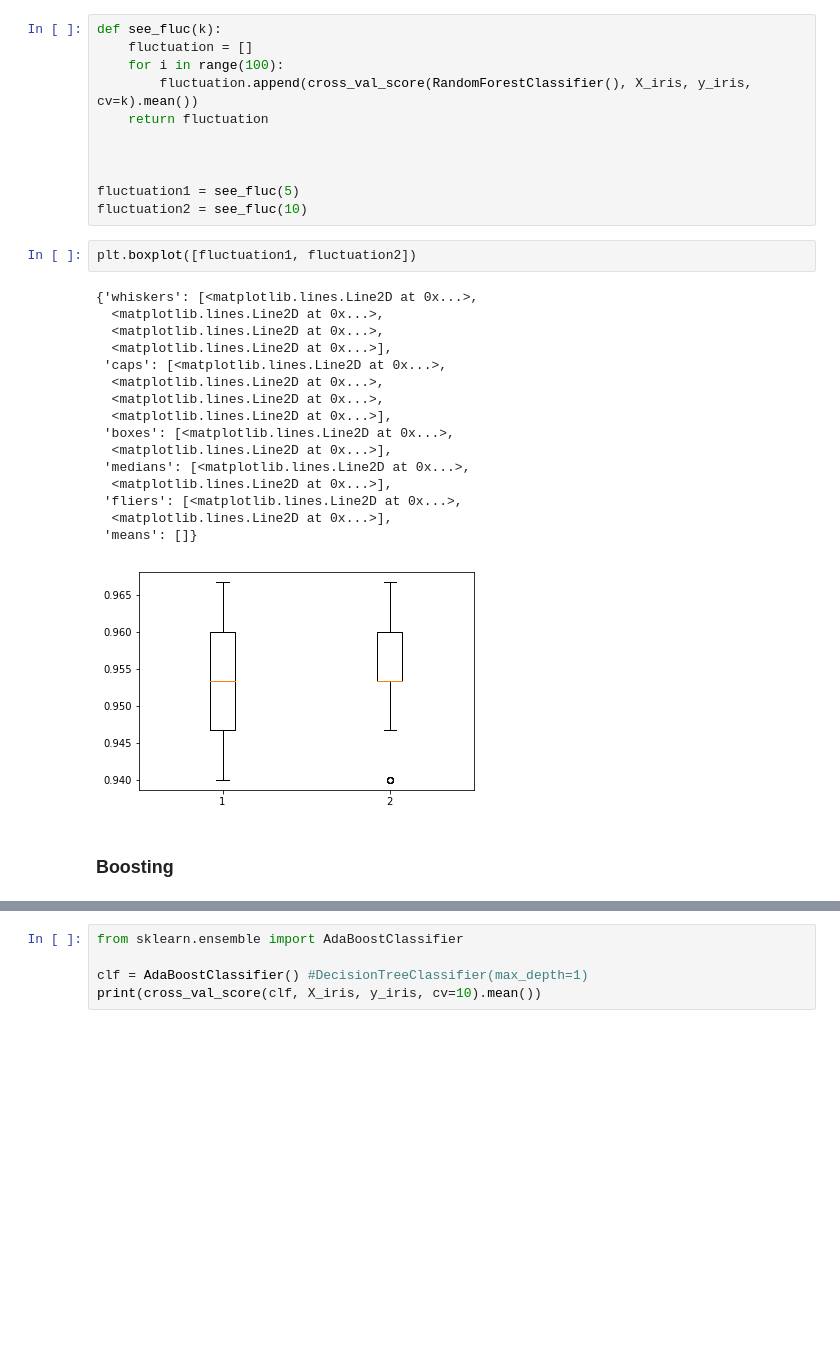
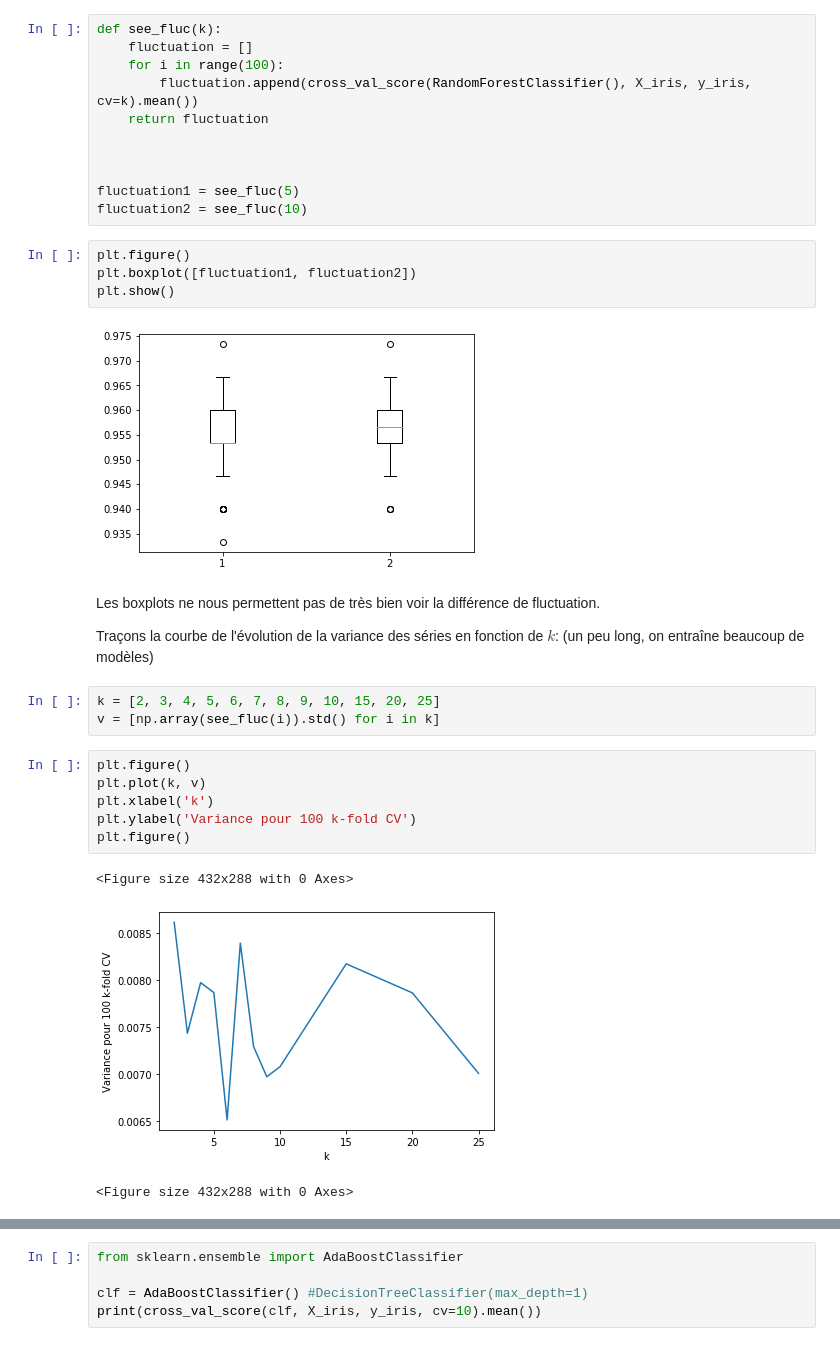
Before and after one commit to sally14/ensae-python-2019, a Jupyter notebook: TP3_boosting.ipynb, the cells around one changed output, grey strips where cells are left out. Drawn from its saved outputs; the diff is of its cells as text; blank space fills up the shorter version.

```diff
--- a/TP3_boosting.ipynb
+++ b/TP3_boosting.ipynb
@@ -162,23 +215,25 @@ def see_fluc(k):
 fluctuation1 = see_fluc(5)
 fluctuation2 = see_fluc(10)
 # %%
+plt.figure()
 plt.boxplot([fluctuation1, fluctuation2])
+plt.show()
 # %% [output]
-{'whiskers': [<matplotlib.lines.Line2D at 0x...>,
-  <matplotlib.lines.Line2D at 0x...>,
-  <matplotlib.lines.Line2D at 0x...>,
-  <matplotlib.lines.Line2D at 0x...>],
- 'caps': [<matplotlib.lines.Line2D at 0x...>,
-  <matplotlib.lines.Line2D at 0x...>,
-  <matplotlib.lines.Line2D at 0x...>,
-  <matplotlib.lines.Line2D at 0x...>],
- 'boxes': [<matplotlib.lines.Line2D at 0x...>,
-  <matplotlib.lines.Line2D at 0x...>],
- 'medians': [<matplotlib.lines.Line2D at 0x...>,
-  <matplotlib.lines.Line2D at 0x...>],
- 'fliers': [<matplotlib.lines.Line2D at 0x...>,
-  <matplotlib.lines.Line2D at 0x...>],
- 'means': []}
-[figure, old version]
+[figure, new version]
-# %% [markdown]
-### Boosting
+# %% [markdown]
+Les boxplots ne nous permettent pas de très bien voir la différence de fluctuation.
+
+Traçons la courbe de l'évolution de la variance des séries en fonction de $k$: (un peu long, on entraîne beaucoup de modèles)
+# %%
+k = [2, 3, 4, 5, 6, 7, 8, 9, 10, 15, 20, 25]
+v = [np.array(see_fluc(i)).std() for i in k]
+# %%
+plt.figure()
+plt.plot(k, v)
+plt.xlabel('k')
+plt.ylabel('Variance pour 100 k-fold CV')
+plt.figure()
+# %% [output]
+<Figure size 432x288 with 0 Axes>
+[figure, added]
+<Figure size 432x288 with 0 Axes>
```
Also changed, not shown: parts of 30 cells of this notebook, 3 other files.
